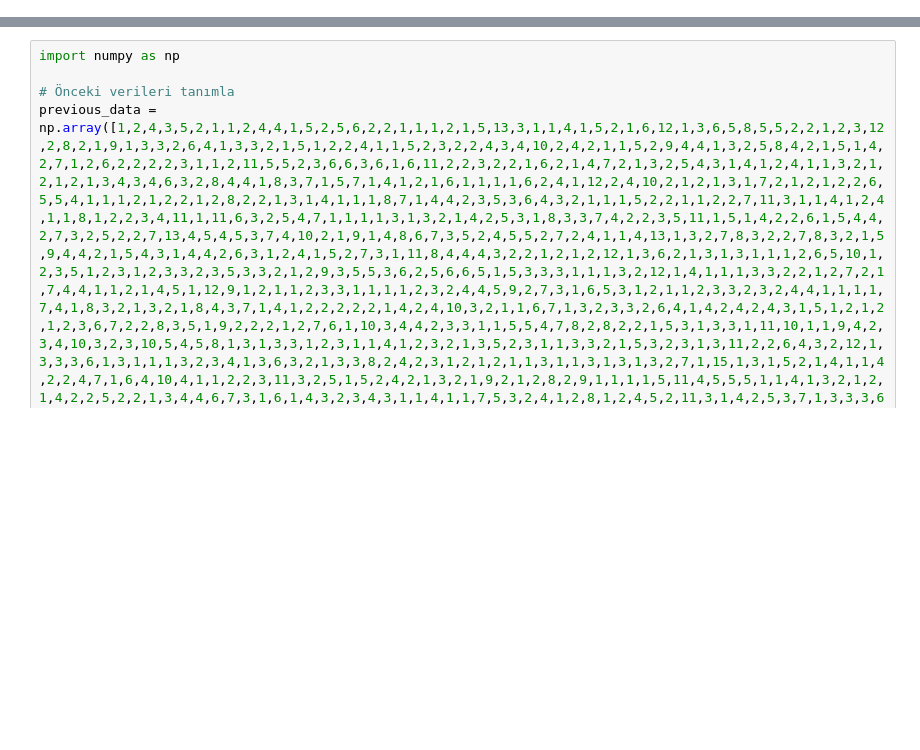
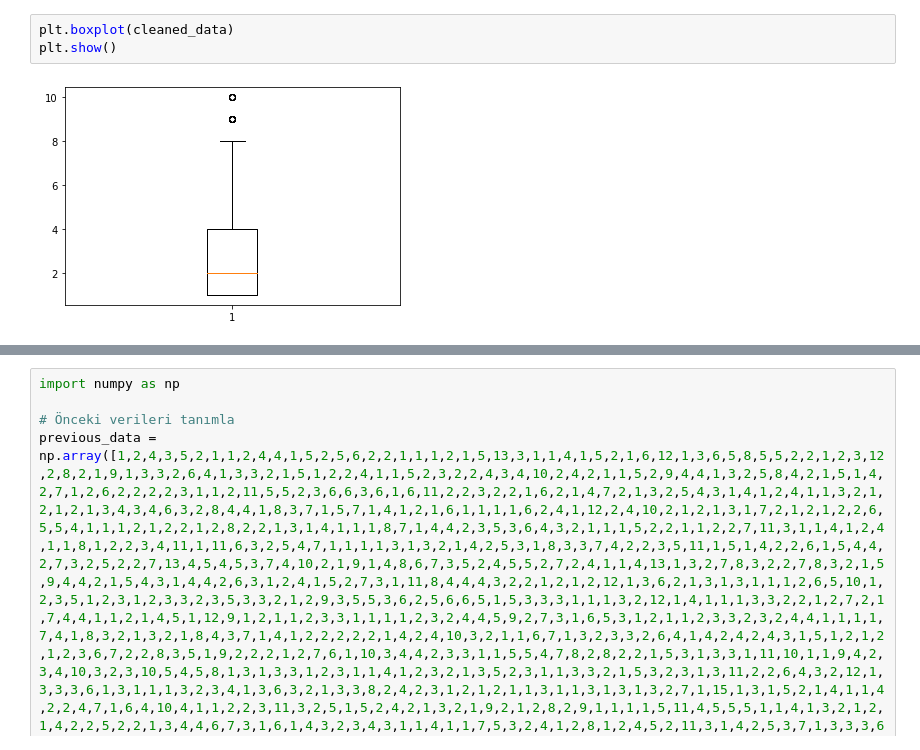
Before and after one commit to Berkay86/DeepPerson, a Jupyter notebook: onnumara.ipynb, the cells around one changed output, grey strips where cells are left out. Drawn from its saved outputs; the diff is of its cells as text; blank space fills up the shorter version.

```diff
--- a/onnumara.ipynb
+++ b/onnumara.ipynb
@@ -32,0 +75,5 @@ plt.stairs(counts, bins)
+# %%
+plt.boxplot(cleaned_data)
+plt.show()
+# %% [output]
+[figure, added]
```
Also changed, not shown: parts of 17 cells of this notebook.
